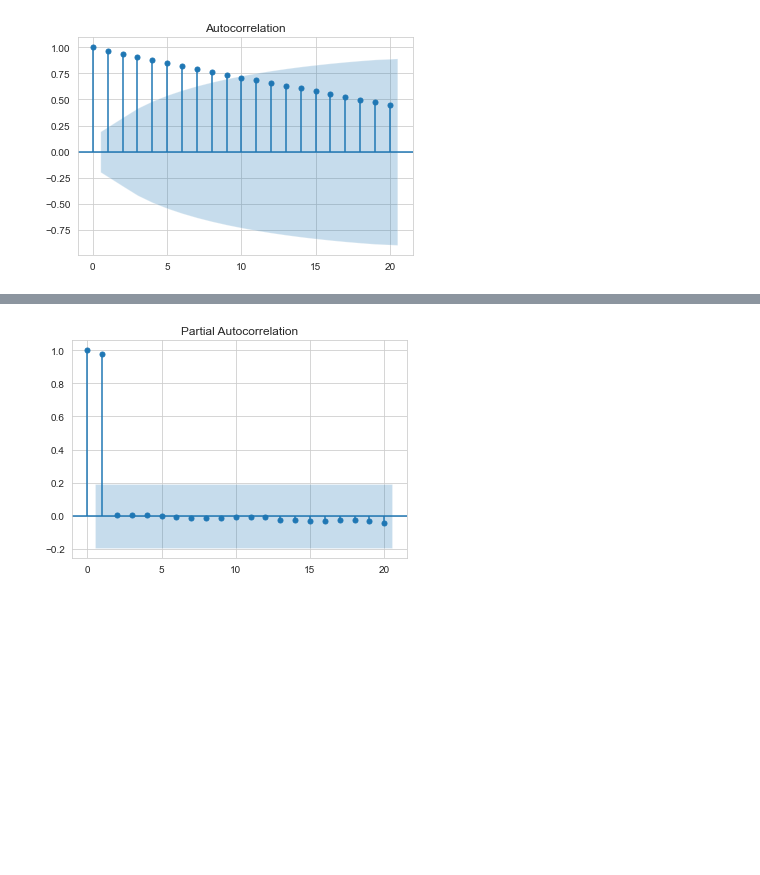
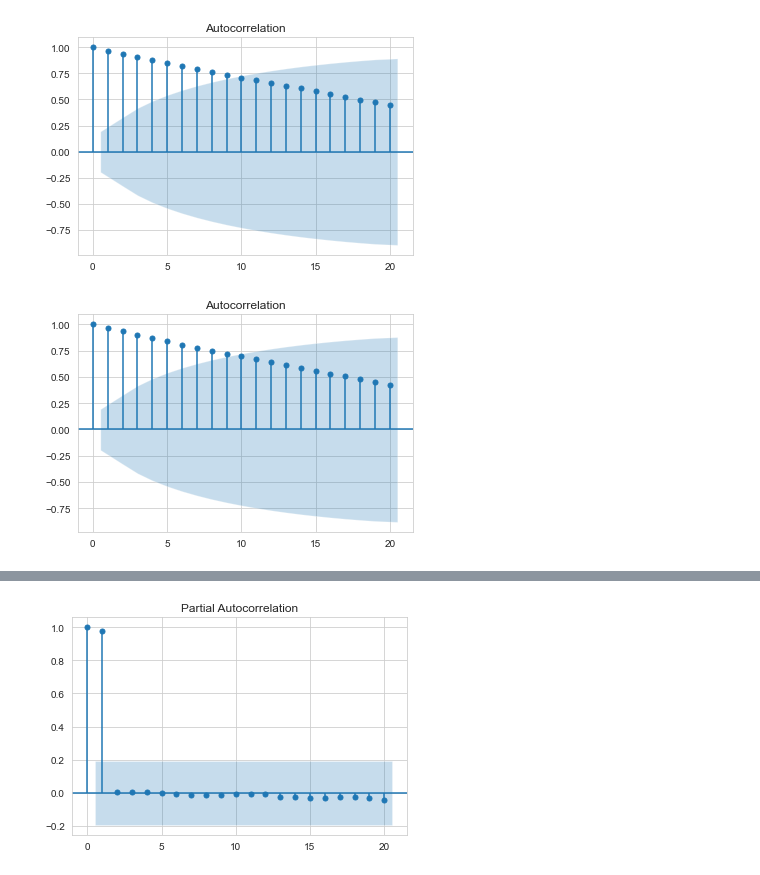
Before and after one commit to Paroo2422/COVID-19-impact-on-Housing-Market, a Jupyter notebook: Notebooks/Preprocessing, Training and Modelling.ipynb, the cells around one changed output, grey strips where cells are left out. Drawn from its saved outputs; the diff is of its cells as text; code cells hidden in the pictures; blank space fills up the shorter version.

```diff
--- a/Notebooks/Preprocessing, Training and Modelling.ipynb
+++ b/Notebooks/Preprocessing, Training and Modelling.ipynb
@@ -675,0 +665,23 @@ Da_hou_mor_ts.head()
+# %%
+Da_hou_mor_ts = Da_hou_mor_train[["Date","Price","mortgage_int_rate"]]
+LA_hou_mor_ts = LA_hou_mor_train[["Date","Price","mortgage_int_rate"]]
+De_hou_mor_ts = De_hou_mor_train[["Date","Price","mortgage_int_rate"]]
+VB_hou_mor_ts = VB_hou_mor_train[["Date","Price","mortgage_int_rate"]]
+Ki_hou_mor_ts = Ki_hou_mor_train[["Date","Price","mortgage_int_rate"]]
+# %%
+Da_hou_mor_ts.set_index(Da_hou_mor_ts['Date'], inplace=True)
+Da_hou_mor_ts.drop('Date',axis=1, inplace = True)
+
+LA_hou_mor_ts.set_index(LA_hou_mor_ts['Date'], inplace=True)
+LA_hou_mor_ts.drop('Date',axis=1, inplace = True)
+
+De_hou_mor_ts.set_index(De_hou_mor_ts['Date'], inplace=True)
+De_hou_mor_ts.drop('Date',axis=1, inplace = True)
+
+VB_hou_mor_ts.set_index(VB_hou_mor_ts['Date'], inplace=True)
+VB_hou_mor_ts.drop('Date',axis=1, inplace = True)
+
+Ki_hou_mor_ts.set_index(Ki_hou_mor_ts['Date'], inplace=True)
+Ki_hou_mor_ts.drop('Date',axis=1, inplace = True)
+
+De_hou_mor_ts.head()
@@ -823,3 +978,8 @@ plot_acf(Price_log, lags = 20)
 plt.show()
 # %% [output]
 [figure]
+# %%
+plot_acf(Price_log_De, lags = 20)
+plt.show()
+# %% [output]
+[figure, added]
```
Also changed, not shown: parts of 87 cells of this notebook, 1 other file.
